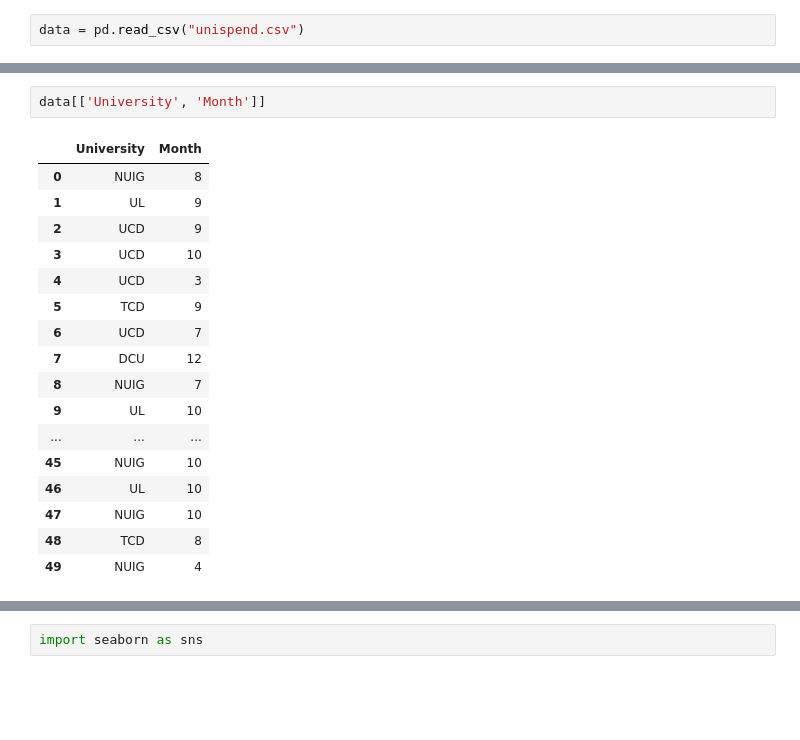
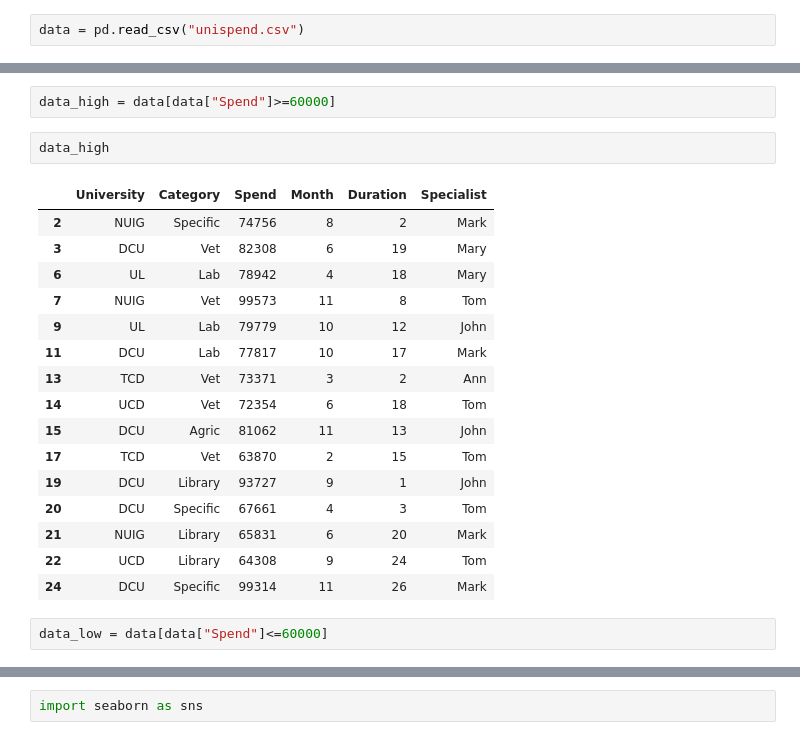
Before and after one commit to colettegallagher/simulating-data, a Jupyter notebook: Simulating Data.ipynb, the cells around one changed output, grey strips where cells are left out. Cells and saved outputs as stored; diff of their text form; blank space fills up the shorter version.

```diff
--- a/Simulating Data.ipynb
+++ b/Simulating Data.ipynb
@@ -79,21 +93,24 @@ Month             7.30
 dtype: float64
-# %%
-data[['University', 'Month']]
-# %% [output]
-|  | University | Month |
-| 0 | NUIG | 8 |
-| 1 | UL | 9 |
-| 2 | UCD | 9 |
-| 3 | UCD | 10 |
-| 4 | UCD | 3 |
-| 5 | TCD | 9 |
-| 6 | UCD | 7 |
-| 7 | DCU | 12 |
-| 8 | NUIG | 7 |
-| 9 | UL | 10 |
-| ... | ... | ... |
-| 45 | NUIG | 10 |
-| 46 | UL | 10 |
-| 47 | NUIG | 10 |
-| 48 | TCD | 8 |
-| 49 | NUIG | 4 |
+# %%
+data_high = data[data["Spend"]>=60000]
+# %%
+data_high
+# %% [output]
+|  | University | Category | Spend | Month | Duration | Specialist |
+| 2 | NUIG | Specific | 74756 | 8 | 2 | Mark |
+| 3 | DCU | Vet | 82308 | 6 | 19 | Mary |
+| 6 | UL | Lab | 78942 | 4 | 18 | Mary |
+| 7 | NUIG | Vet | 99573 | 11 | 8 | Tom |
+| 9 | UL | Lab | 79779 | 10 | 12 | John |
+| 11 | DCU | Lab | 77817 | 10 | 17 | Mark |
+| 13 | TCD | Vet | 73371 | 3 | 2 | Ann |
+| 14 | UCD | Vet | 72354 | 6 | 18 | Tom |
+| 15 | DCU | Agric | 81062 | 11 | 13 | John |
+| 17 | TCD | Vet | 63870 | 2 | 15 | Tom |
+| 19 | DCU | Library | 93727 | 9 | 1 | John |
+| 20 | DCU | Specific | 67661 | 4 | 3 | Tom |
+| 21 | NUIG | Library | 65831 | 6 | 20 | Mark |
+| 22 | UCD | Library | 64308 | 9 | 24 | Tom |
+| 24 | DCU | Specific | 99314 | 11 | 26 | Mark |
+# %%
+data_low = data[data["Spend"]<=60000]
```
Also changed, not shown: parts of 13 cells of this notebook, 1 other file.
